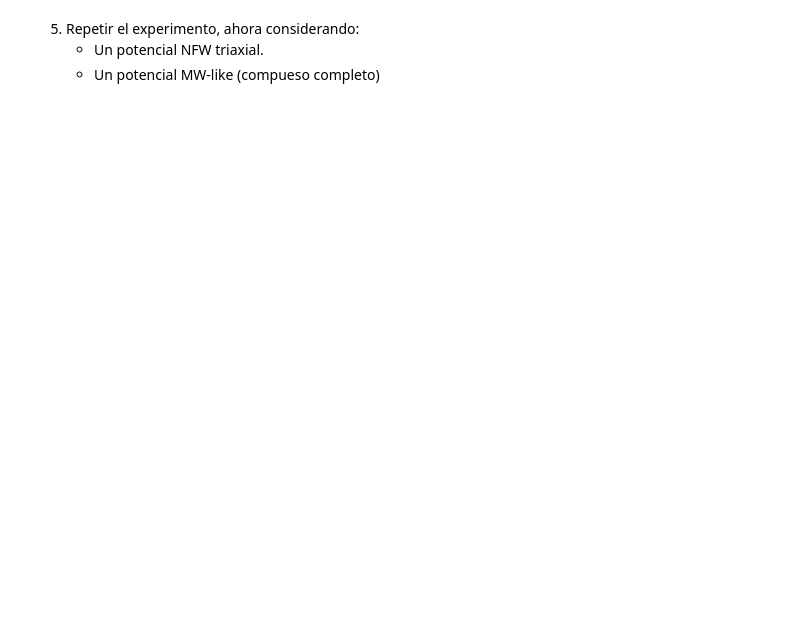
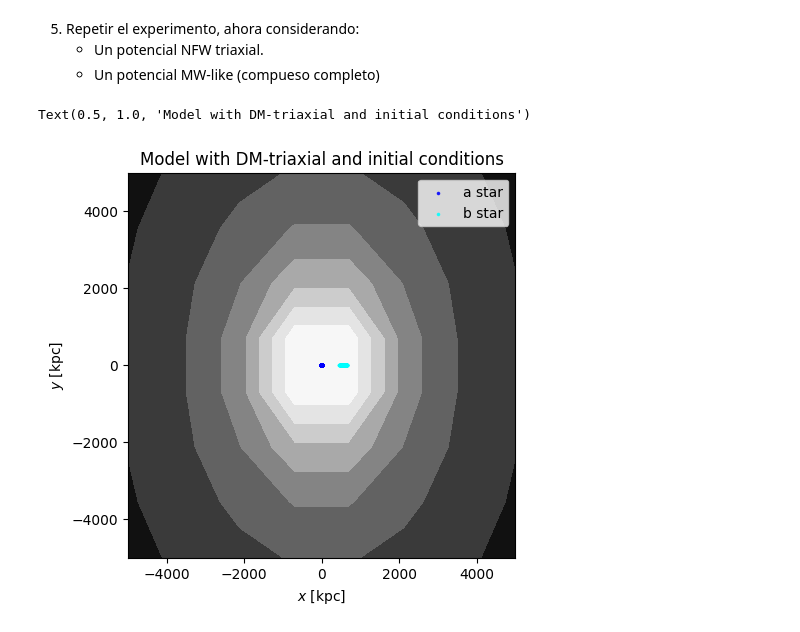
Before and after one commit to patito-mary/topicos, a Jupyter notebook: informfinal.ipynb, the cells around one changed output. Cells and saved outputs as stored; diff of their text form; code cells hidden in the pictures; blank space fills up the shorter version.

```diff
--- a/informfinal.ipynb
+++ b/informfinal.ipynb
@@ -943,0 +886,45 @@ ValueError: x and y must be the same size
+# %%
+n_orbits = 1000
+
+
+ics_a = a_particle
+ics_b = b_particle
+
+
+new_pos_a = np.random.normal(ics_a.pos.xyz.to(u.pc).value, 0.01,
+                           size=(n_orbits,3)).T*u.pc
+new_vel_a = np.random.normal(ics_a.vel.d_xyz.to(u.km/u.s).value, 1,
+                           size=(n_orbits,3)).T * u.km/u.s
+
+new_ics_a = gd.PhaseSpacePosition(pos=new_pos_a, vel=new_vel_a)
+orbit_a = gp.Hamiltonian(total_potential_triaxial).integrate_orbit(ics_a,  dt=0.5*u.Myr , t1=0, t2=10*u.Gyr)
+
+orbits_total_a = gp.Hamiltonian(total_potential_triaxial).integrate_orbit(new_ics_a, dt=.5*u.Myr, t1=0, t2=10*u.Gyr)
+
+
+new_pos_b = np.random.normal(ics_b.pos.xyz.to(u.pc).value, 0.01,
+                             size=(n_orbits,3)).T*u.pc
+new_vel_b = np.random.normal(ics_b.vel.d_xyz.to(u.km/u.s).value, 1.,
+                           size=(n_orbits,3)).T * u.km/u.s
+
+new_ics_b = gd.PhaseSpacePosition(pos=new_pos_b, vel=new_vel_b)
+orbit_b = gp.Hamiltonian(total_potential_triaxial).integrate_orbit(ics_b,  dt=0.5*u.Myr , t1=0, t2=10*u.Gyr)
+
+orbits_total_b = gp.Hamiltonian(total_potential_triaxial).integrate_orbit(new_ics_b, dt=.5*u.Myr, t1=0, t2=10*u.Gyr)
+# %%
+grid = np.linspace(-5000,5000,8)
+fig, ax = plt.subplots(1, 1, figsize=(5,5))
+fig = total_potential_triaxial.plot_contours(grid=(grid, grid, 0), cmap='Greys', ax=ax)
+fig = orbits_total_a[-1].plot(['x','y'], color='blue', s=10,
+                      alpha=0.8, axes=[ax], auto_aspect=False,
+                      label='a star')
+fig = orbits_total_b[-1].plot(['x','y'], color='cyan', s=10,
+                              alpha=0.8, axes=[ax], auto_aspect=False,
+                              label='b star')
+ax.set_xlim(-5000,5000)
+ax.set_ylim(-5000,5000)
+ax.legend()
+ax.set_title('Model with DM-triaxial and initial conditions')
+# %% [output]
+Text(0.5, 1.0, 'Model with DM-triaxial and initial conditions')
+[figure, added]
```
Also changed, not shown: parts of 22 cells of this notebook.
